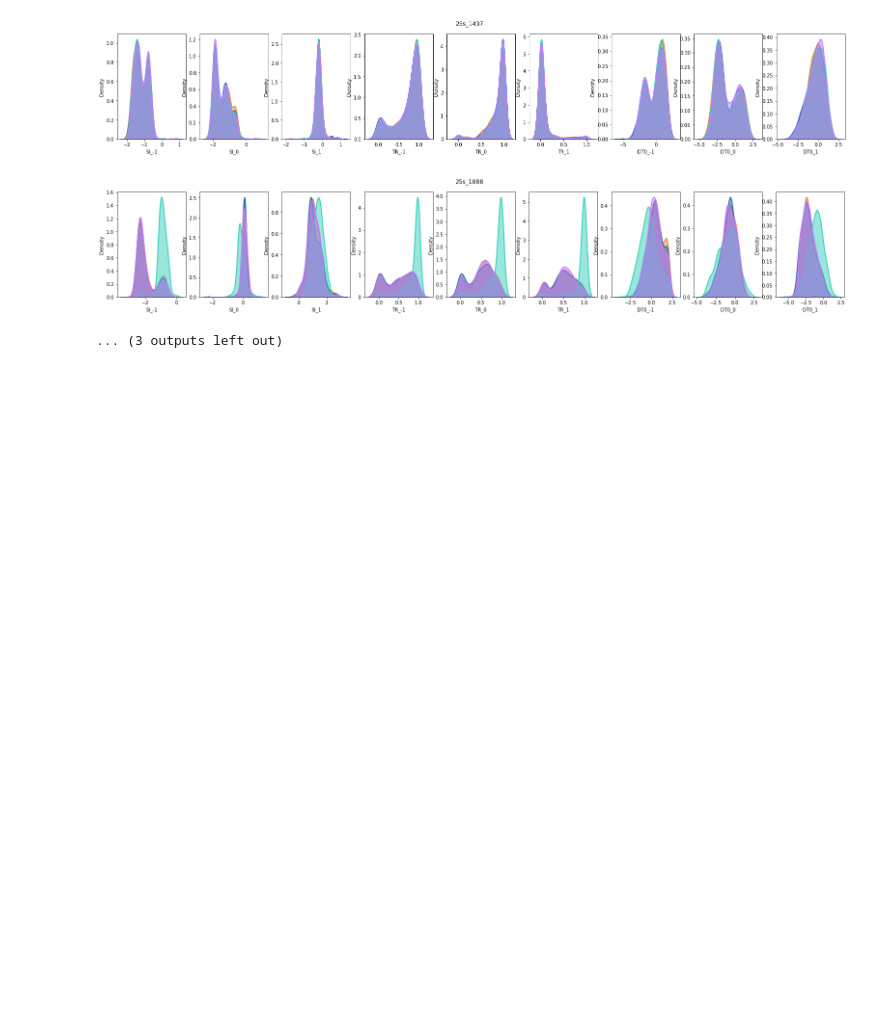
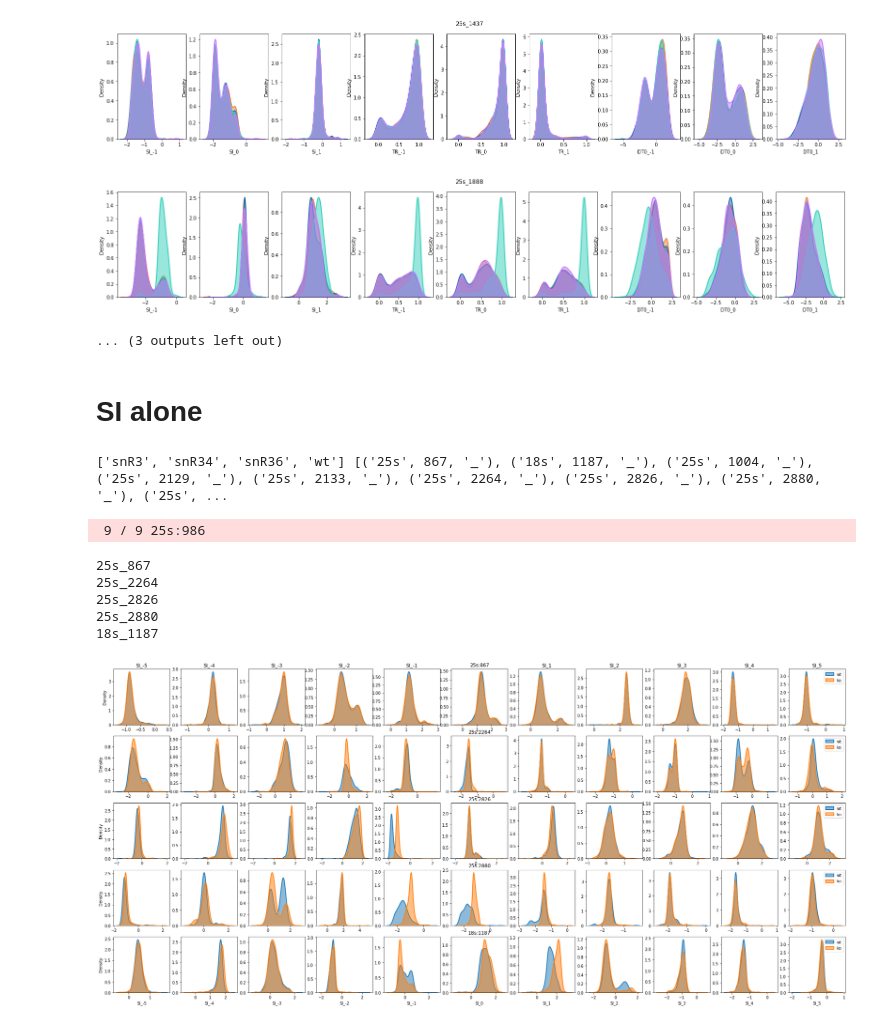
Before and after one commit to novoalab/nanoRMS, a Jupyter notebook: per_read/rRNA_density.ipynb, the cells around one changed output. Cells and saved outputs as stored; diff of their text form; code cells hidden in the pictures; blank space fills up the shorter version.

```diff
--- a/per_read/rRNA_density.ipynb
+++ b/per_read/rRNA_density.ipynb
@@ -103,3 +103,78 @@ for cp in df.chr_pos.unique():
 [figure]
 [figure]
 ... (3 outputs left out)
+# %% [markdown]
+# SI alone
+# %%
+# Load data
+nn = 5 # how many neighbour positions to take into account
+dt_shift = 10 # expected shift between center of the pore and motor protein in bases
+features = ["si", ]#"tr", "dt0", "dt%s"%dt_shift]
+
+guppy_ver = "3.0.3.hac" #"4.0.15.hac"#
+fasta = "cc_yeast_rrna.fa" # reference FastA
+fnpat = "guppy%s/RNA814001_*/workspace/*.bam"%guppy_ver # pattern for all BAM files
+
+# load data from first KO experiment
+regions = [('25s', 867, ''), ("25s", 2264, "snR3"), ("25s", 2826, "snR34"), ("25s", 2880, "snR34"), ("18s", 1187, "snR36"), #("25s", 2129, "snR3"), ("25s", 2133, "snR3"),
+           #('25s', 1133, 'snR61'), ('25s', 1437, ''), ('25s', 1888, 'snR62'), ('25s', 817, 'snR60'), ('25s', 908, 'snR60'),
+          ]
+regions_mts = regions[:]
+chr_pos2mt = {"%s_%s"%(chrom, pos) for chrom, pos, mt in regions}
+chr_pos = ['25s_867', '18s_1187', '25s_1004', '25s_2129', '25s_2133', '25s_2264', '25s_2826', '25s_2880', '25s_986']
+regions = [(cp.split("_")[0], int(cp.split("_")[-1]), "_") for cp in chr_pos]; regions
+bams = sorted(glob(fnpat))
+samples = [fn.split(os.path.sep)[-3].split("_")[-1] for fn in bams]; print(samples, regions)
+region2data = load_data(fasta, bams, regions, features, nn=nn)
+# %% [output]
+['snR3', 'snR34', 'snR36', 'wt'] [('25s', 867, '_'), ('18s', 1187, '_'), ('25s', 1004, '_'), ('25s', 2129, '_'), ('25s', 2133, '_'), ('25s', 2264, '_'), ('25s', 2826, '_'), ('25s', 2880, '_'), ('25s', ...
+ 9 / 9 25s:986
+# %%
+outdir = "results/rRNA.density_plots.SI_alone"
+if not os.path.isdir(outdir): os.makedirs(outdir)
+
+color_codes_wanted = sns.color_palette(n_colors=2) #list("cmyr")
+
+# concatenate all pos and samples into one dataframe
+dframes = []
+for ri, (ref, pos) in enumerate(region2data.keys()): #regions): #[3]#; print(ref, pos, mt)
+    mer, calls = region2data[(ref, pos)]
+    for c, s in zip(calls, samples):
+        df = pd.DataFrame(c, columns=feature_names)
+        df["Strain"] = s
+        df["chr_pos"] = "%s_%s"%(ref, pos)
+        dframes.append(df)
+# read all tsv files
+df = pd.concat(dframes).dropna().reset_index(); df.head()
+
+# plot all features
+ai = 0
+cols = list(filter(lambda x: x.startswith(("SI", "TR", "DT0")), df.columns)); cols
+fig, axes = plt.subplots(len(regions_mts), len(cols), figsize=(3*len(cols), 3*len(regions_mts)))
+for chrom, pos, mt in regions_mts: #df.chr_pos.unique():
+    axes1 = axes[ai]
+    ai += 1
+    title = "%s:%s"%(chrom, pos) # wt vs %s"%(chrom, pos, mt)
+    if not mt: mt = "snR3"
+    cp = "%s_%s"%(chrom, pos)
+    print(cp)
+    #fig.suptitle(cp)
+    axes1[0].set_ylabel("Density")
+    for ax, col in zip(axes1, cols):
+        for s, c in zip(["wt", mt], color_codes_wanted):
+            sns.kdeplot(df[df["chr_pos"]==cp].loc[df["Strain"]==s][col], ax=ax, color=c, linewidth=2, shade=True, alpha=.5)#, kernel="biw")
+        if ai==len(regions_mts): ax.set_xlabel(col)
+        else: ax.set_xlabel("")
+        if col!=cols[0]: ax.set_ylabel("")
+        if col=="SI_0": ax.set_title(title)
+        elif ai==1: ax.set_title(col)
+    ax.legend(["wt", "ko"])
+fig.savefig(os.path.join(outdir, "pU.pdf"))
+fig.savefig(os.path.join(outdir, "pU.png"))
+# %% [output]
+25s_867
+25s_2264
+25s_2826
+25s_2880
+18s_1187
+[figure, added]
```
Also changed, not shown: parts of 2 cells of this notebook, 6 other files.
